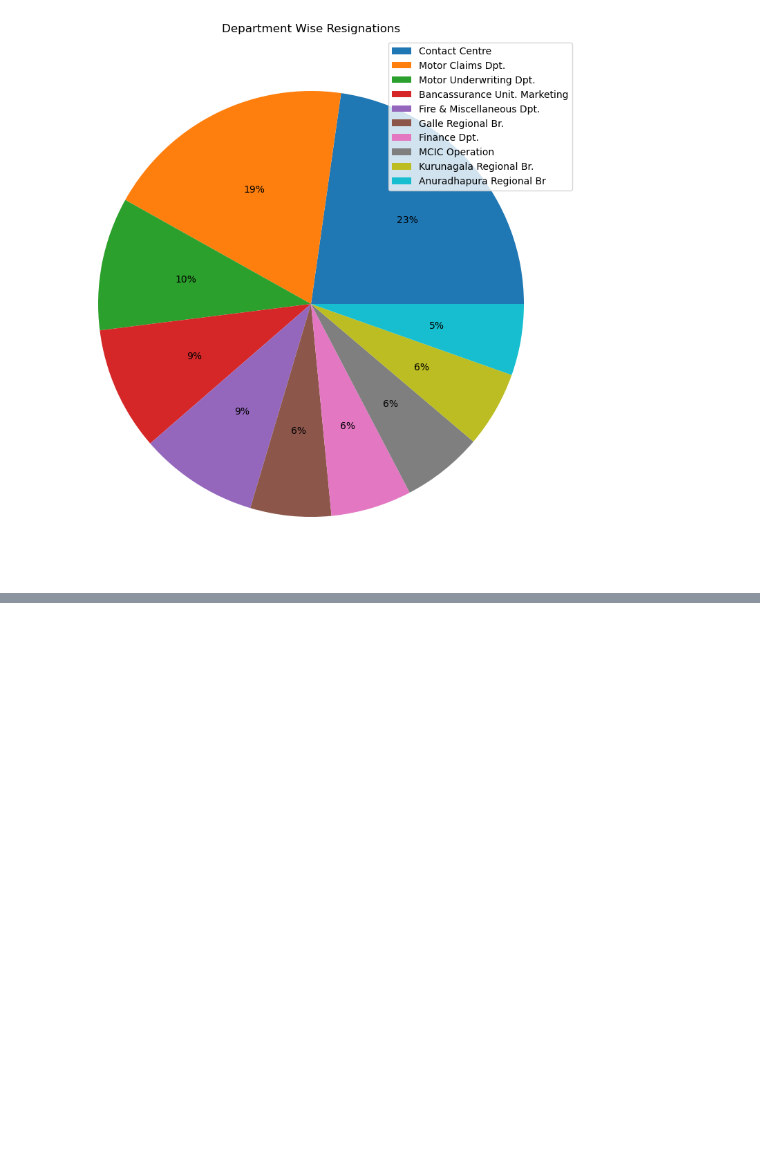
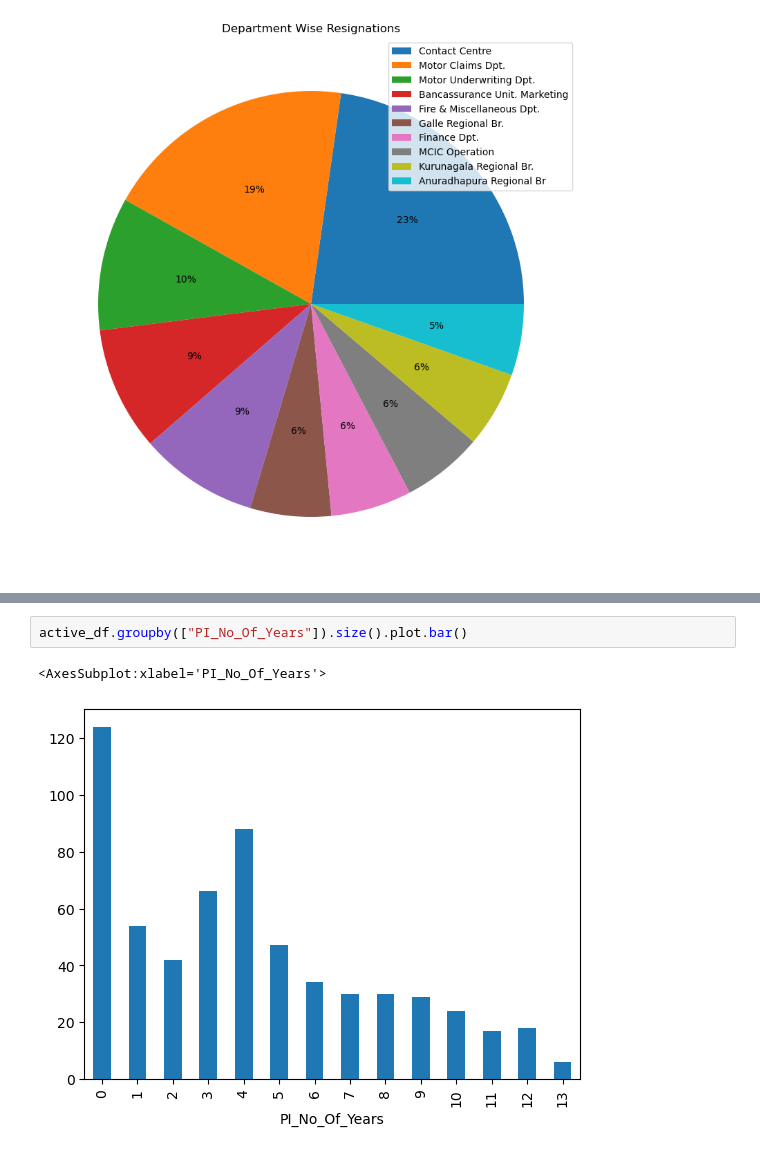
Before and after one commit to kgsindika/PIL-Work, a Jupyter notebook: HR Data Analysis.ipynb, the cells around one changed output, grey strips where cells are left out. Saved outputs shown, nothing was run; the diff lists cells and outputs as text; blank space fills up the shorter version.

```diff
--- a/HR Data Analysis.ipynb
+++ b/HR Data Analysis.ipynb
@@ -148,0 +324,5 @@ plot = resigned_deptwise_df.head(10).plot(kind='pie', y='Count', autopct='%1.0f%
+# %%
+active_df.groupby(["PI_No_Of_Years"]).size().plot.bar()
+# %% [output]
+<AxesSubplot:xlabel='PI_No_Of_Years'>
+[figure, added]
```
Also changed, not shown: parts of 14 cells of this notebook.
